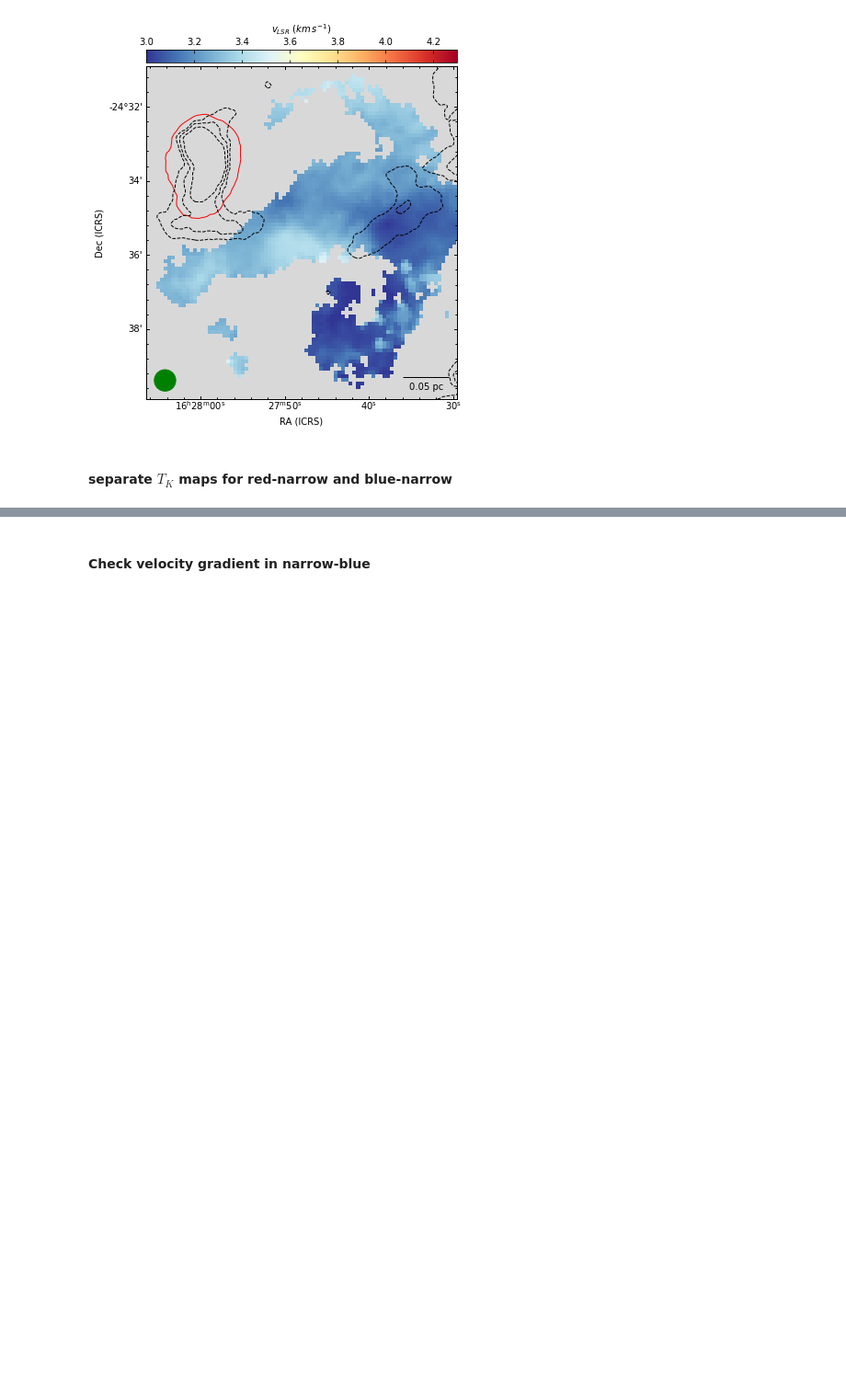
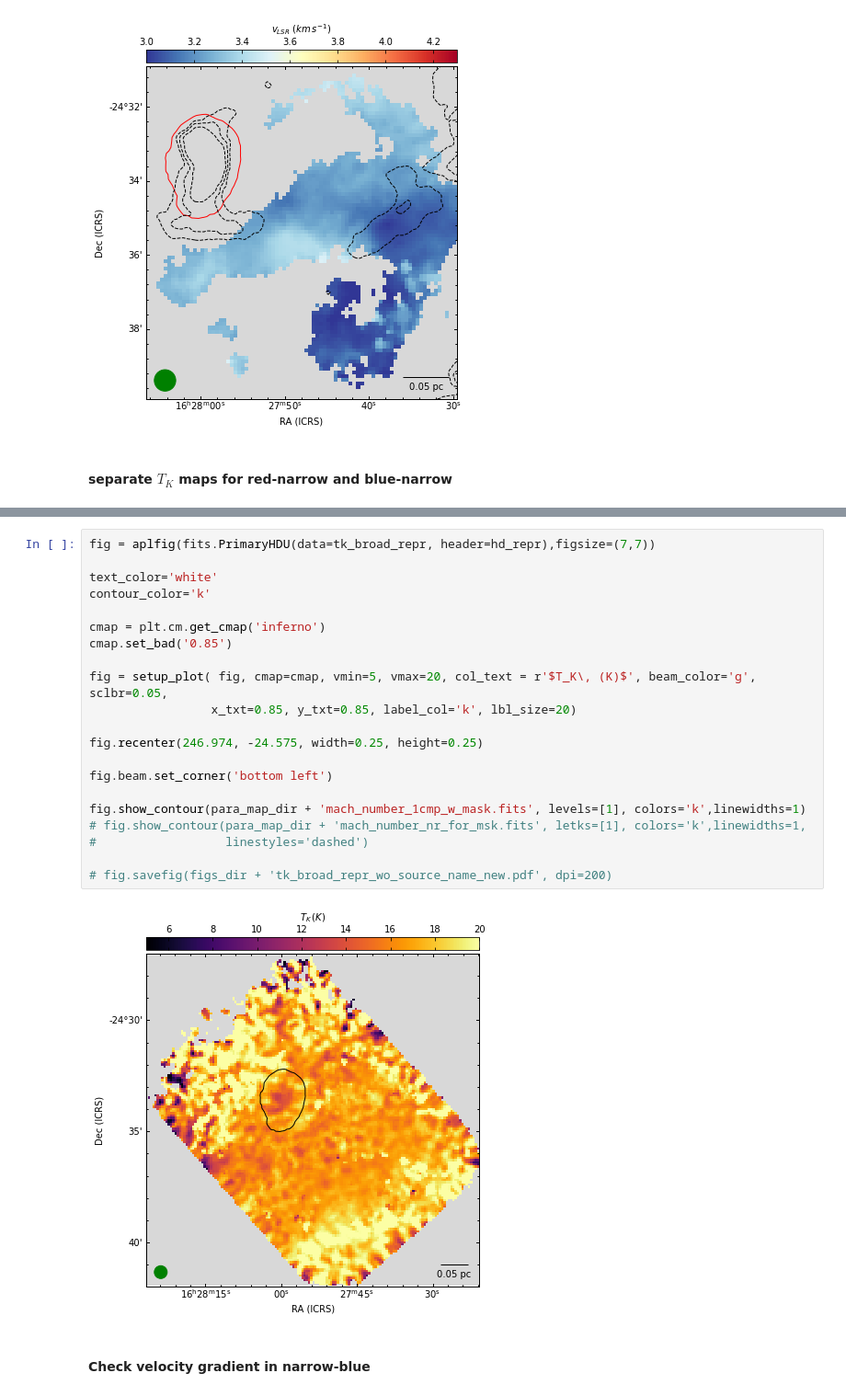
Before and after one commit to SpandanCh/H-MM1_extended_subsonic, a Jupyter notebook: make_figures.ipynb, the cells around one changed output, grey strips where cells are left out. Shown at 92% size. Cells and saved outputs as stored; diff of their text form; blank space fills up the shorter version.

```diff
--- a/make_figures.ipynb
+++ b/make_figures.ipynb
@@ -841,3 +845,26 @@ fig.savefig(figs_dir + 'tk_narrow_blue_repr_wo_source_name.pdf', dpi=200)
+# %%
+fig = aplfig(fits.PrimaryHDU(data=tk_broad_repr, header=hd_repr),figsize=(7,7))
+
+text_color='white'
+contour_color='k'
+
+cmap = plt.cm.get_cmap('inferno')
+cmap.set_bad('0.85')
+
+fig = setup_plot( fig, cmap=cmap, vmin=5, vmax=20, col_text = r'$T_K\, (K)$', beam_color='g', sclbr=0.05,
+                 x_txt=0.85, y_txt=0.85, label_col='k', lbl_size=20)
+
+fig.recenter(246.974, -24.575, width=0.25, height=0.25)
+
+fig.beam.set_corner('bottom left')
+
+fig.show_contour(para_map_dir + 'mach_number_1cmp_w_mask.fits', levels=[1], colors='k',linewidths=1)
+# fig.show_contour(para_map_dir + 'mach_number_nr_for_msk.fits', letks=[1], colors='k',linewidths=1,
+#                  linestyles='dashed')
+
+# fig.savefig(figs_dir + 'tk_broad_repr_wo_source_name_new.pdf', dpi=200)
+# %% [output]
+[figure, added]
 # %% [markdown]
 #### Check velocity gradient in narrow-blue
 # %%
```
Also changed, not shown: parts of 2 cells of this notebook, 4 other files.
